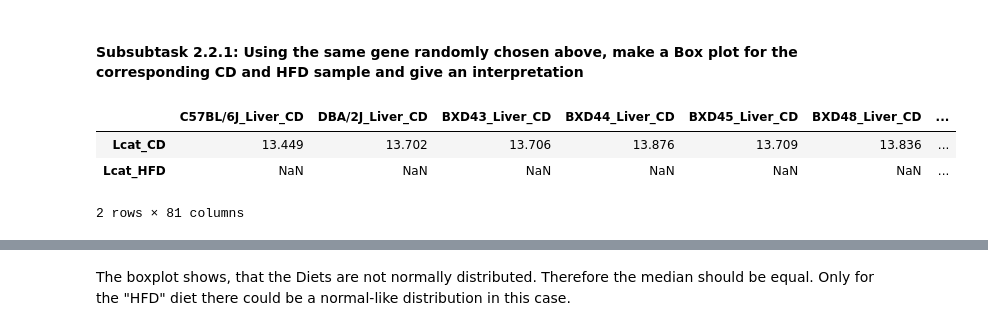
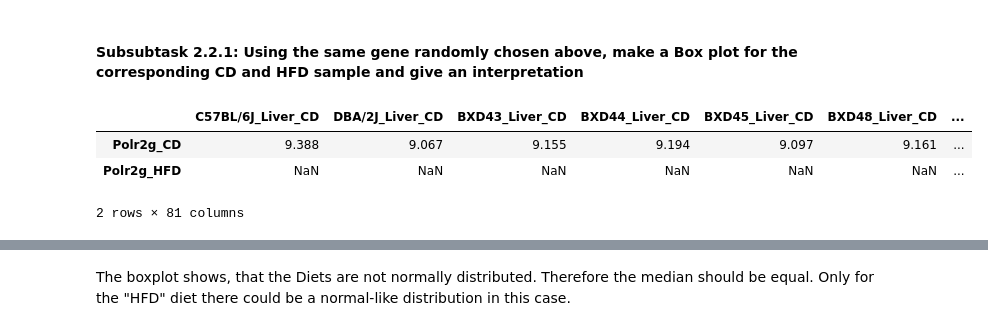
Before and after one commit to MeeNot/Integrated_Bioinformatics, a Jupyter notebook: notebooks/DayX_DE_Analysis.ipynb, the cells around one changed output, grey strips where cells are left out. Saved outputs shown, nothing was run; the diff lists cells and outputs as text; code cells hidden in the pictures.

```diff
--- a/notebooks/DayX_DE_Analysis.ipynb
+++ b/notebooks/DayX_DE_Analysis.ipynb
@@ -260,14 +260,14 @@ Utterly shocked and overwhelmed by ambiguous emotions you begin to doubt the wis
 # %% [markdown]
 #### Subsubtask 2.2.1: Using the same gene randomly chosen above, make a Box plot for the corresponding CD and HFD sample and give an interpretation
 # %%
-r1.rename(index={"Lcat" : "Lcat_CD"}, inplace=True)
-r2.rename(index={"Lcat" : "Lcat_HFD"}, inplace=True)
+r1.rename(index={"Polr2g" : "Polr2g_CD"}, inplace=True)
+r2.rename(index={"Polr2g" : "Polr2g_HFD"}, inplace=True)
 df_re = r1.join(r2,how="outer")
 df_re
 # %% [output]
 |  | C57BL/6J_Liver_CD | DBA/2J_Liver_CD | BXD43_Liver_CD | BXD44_Liver_CD | BXD45_Liver_CD | BXD48_Liver_CD | ... |
-| Lcat_CD | 13.449 | 13.702 | 13.706 | 13.876 | 13.709 | 13.836 | ... |
-| Lcat_HFD | NaN | NaN | NaN | NaN | NaN | NaN | ... |
+| Polr2g_CD | 9.388 | 9.067 | 9.155 | 9.194 | 9.097 | 9.161 | ... |
+| Polr2g_HFD | NaN | NaN | NaN | NaN | NaN | NaN | ... |
 2 rows × 81 columns
 # %%
 plt.figure(figsize=(10,6), dpi=80)
```
Also changed, not shown: parts of 8 cells of this notebook.
